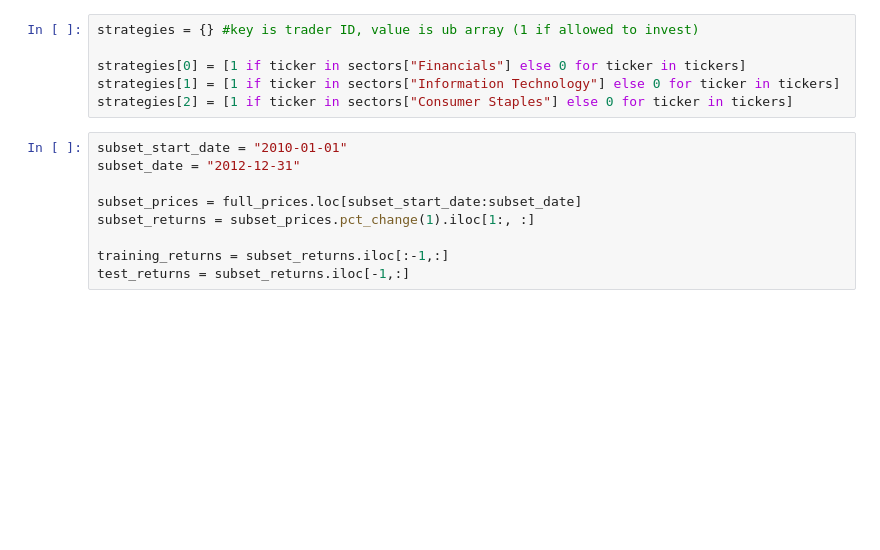
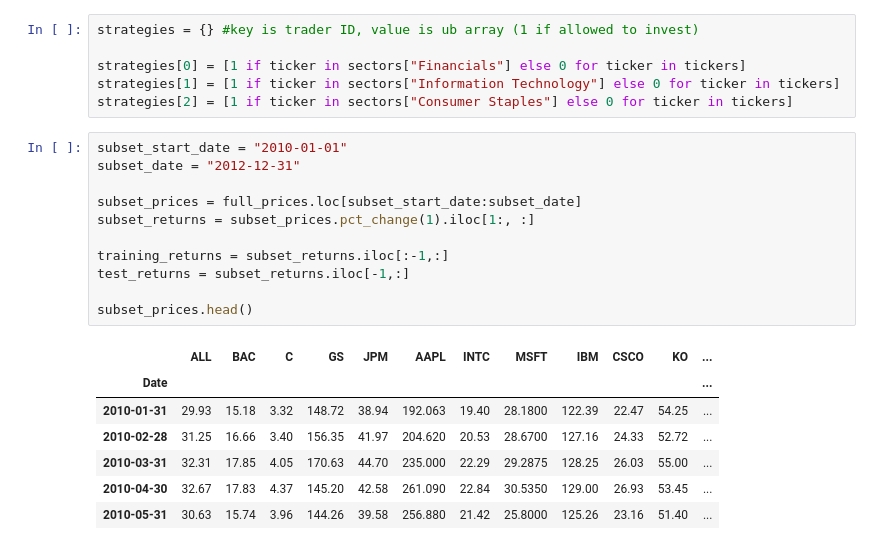
Before and after one commit to jason-cai123/thesis, a Jupyter notebook: source/driver.ipynb, the cells around one changed output. Cells and saved outputs as stored; diff of their text form; blank space fills up the shorter version.

```diff
--- a/source/driver.ipynb
+++ b/source/driver.ipynb
@@ -63,10 +94,20 @@ strategies[2] = [1 if ticker in sectors["Consumer Staples"] else 0 for ticker in
 # %%
 subset_start_date = "2010-01-01"
 subset_date = "2012-12-31"
 
 subset_prices = full_prices.loc[subset_start_date:subset_date]
 subset_returns = subset_prices.pct_change(1).iloc[1:, :]
 
 training_returns = subset_returns.iloc[:-1,:]
 test_returns = subset_returns.iloc[-1,:]
+
+subset_prices.head()
+# %% [output]
+|  | ALL | BAC | C | GS | JPM | AAPL | INTC | MSFT | IBM | CSCO | KO | ... |
+| Date |  |  |  |  |  |  |  |  |  |  |  | ... |
+| 2010-01-31 | 29.93 | 15.18 | 3.32 | 148.72 | 38.94 | 192.063 | 19.40 | 28.1800 | 122.39 | 22.47 | 54.25 | ... |
+| 2010-02-28 | 31.25 | 16.66 | 3.40 | 156.35 | 41.97 | 204.620 | 20.53 | 28.6700 | 127.16 | 24.33 | 52.72 | ... |
+| 2010-03-31 | 32.31 | 17.85 | 4.05 | 170.63 | 44.70 | 235.000 | 22.29 | 29.2875 | 128.25 | 26.03 | 55.00 | ... |
+| 2010-04-30 | 32.67 | 17.83 | 4.37 | 145.20 | 42.58 | 261.090 | 22.84 | 30.5350 | 129.00 | 26.93 | 53.45 | ... |
+| 2010-05-31 | 30.63 | 15.74 | 3.96 | 144.26 | 39.58 | 256.880 | 21.42 | 25.8000 | 125.26 | 23.16 | 51.40 | ... |
 # %%
```
Also changed, not shown: parts of 6 cells of this notebook.
